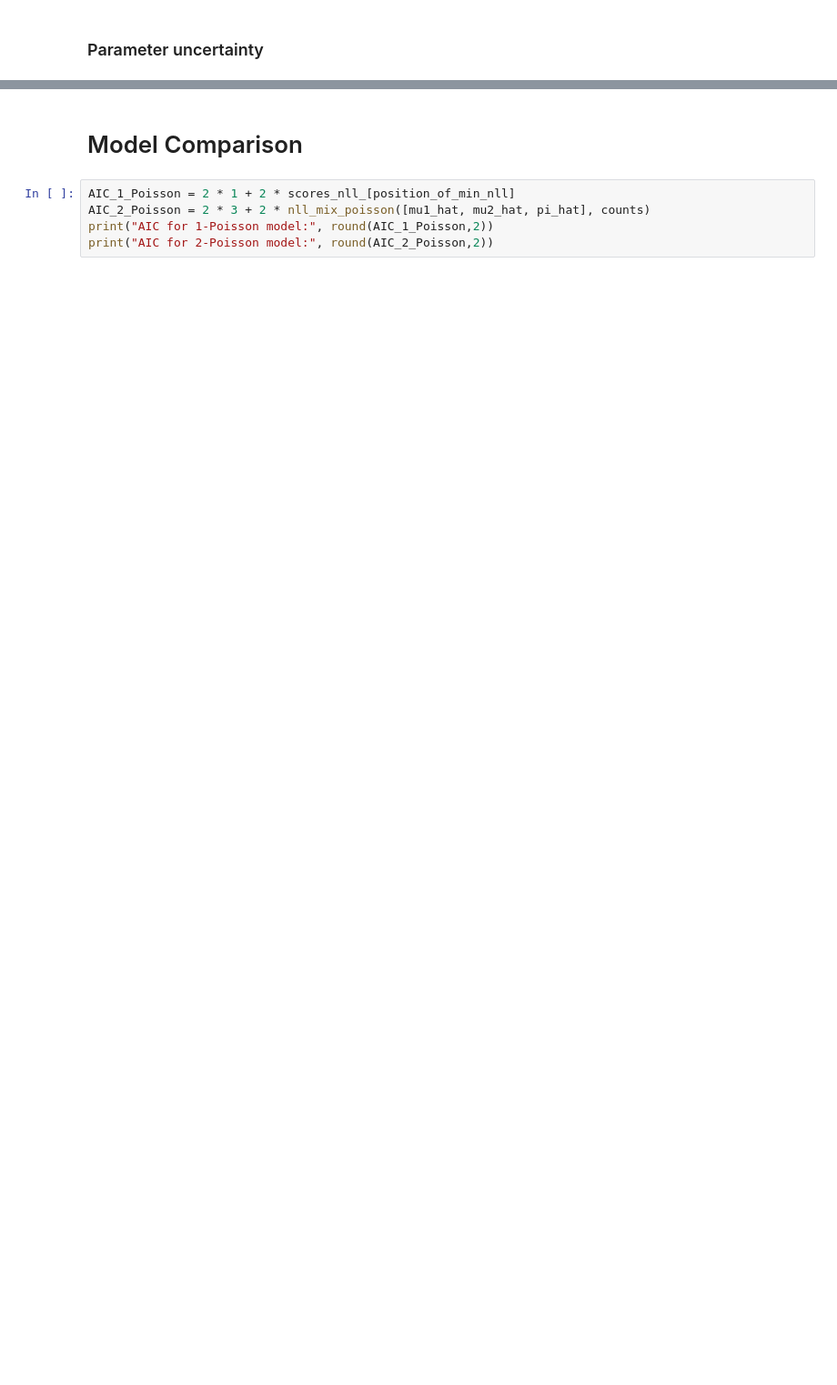
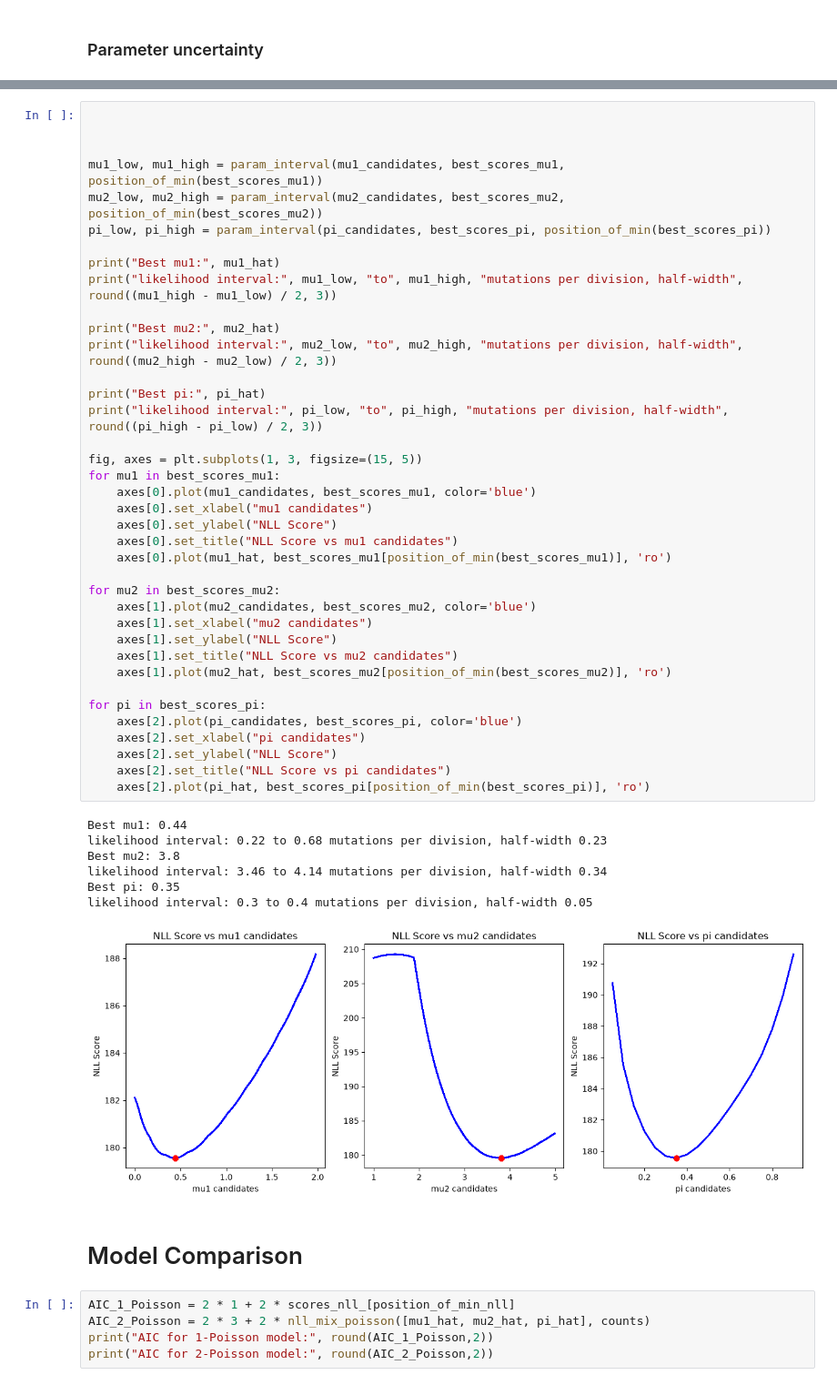
Before and after one commit to atomsim/cb2330-PRO1-Pair23, a Jupyter notebook: project.ipynb, the cells around one changed output, grey strips where cells are left out. Shown at 91% size. Saved outputs shown, nothing was run; the diff lists cells and outputs as text; blank space fills up the shorter version.

```diff
--- a/project.ipynb
+++ b/project.ipynb
@@ -572,3 +590,49 @@ else:
+# %%
+
+
+
+mu1_low, mu1_high = param_interval(mu1_candidates, best_scores_mu1, position_of_min(best_scores_mu1))
+mu2_low, mu2_high = param_interval(mu2_candidates, best_scores_mu2, position_of_min(best_scores_mu2))
+pi_low, pi_high = param_interval(pi_candidates, best_scores_pi, position_of_min(best_scores_pi))
+
+print("Best mu1:", mu1_hat)
+print("likelihood interval:", mu1_low, "to", mu1_high, "mutations per division, half-width", round((mu1_high - mu1_low) / 2, 3))
+
+print("Best mu2:", mu2_hat)
+print("likelihood interval:", mu2_low, "to", mu2_high, "mutations per division, half-width", round((mu2_high - mu2_low) / 2, 3))
+
+print("Best pi:", pi_hat)
+print("likelihood interval:", pi_low, "to", pi_high, "mutations per division, half-width", round((pi_high - pi_low) / 2, 3))
+
+fig, axes = plt.subplots(1, 3, figsize=(15, 5))
+for mu1 in best_scores_mu1:
+    axes[0].plot(mu1_candidates, best_scores_mu1, color='blue')
+    axes[0].set_xlabel("mu1 candidates")
+    axes[0].set_ylabel("NLL Score")
+    axes[0].set_title("NLL Score vs mu1 candidates")
+    axes[0].plot(mu1_hat, best_scores_mu1[position_of_min(best_scores_mu1)], 'ro')
+
+for mu2 in best_scores_mu2:
+    axes[1].plot(mu2_candidates, best_scores_mu2, color='blue')
+    axes[1].set_xlabel("mu2 candidates")
+    axes[1].set_ylabel("NLL Score")
+    axes[1].set_title("NLL Score vs mu2 candidates")
+    axes[1].plot(mu2_hat, best_scores_mu2[position_of_min(best_scores_mu2)], 'ro')
+
+for pi in best_scores_pi:
+    axes[2].plot(pi_candidates, best_scores_pi, color='blue')
+    axes[2].set_xlabel("pi candidates")
+    axes[2].set_ylabel("NLL Score")
+    axes[2].set_title("NLL Score vs pi candidates")
+    axes[2].plot(pi_hat, best_scores_pi[position_of_min(best_scores_pi)], 'ro')
+# %% [output]
+Best mu1: 0.44
+likelihood interval: 0.22 to 0.68 mutations per division, half-width 0.23
+Best mu2: 3.8
+likelihood interval: 3.46 to 4.14 mutations per division, half-width 0.34
+Best pi: 0.35
+likelihood interval: 0.3 to 0.4 mutations per division, half-width 0.05
+[figure, added]
 # %% [markdown]
 # Model Comparison
 # %%
```
Also changed, not shown: parts of 7 cells of this notebook.
